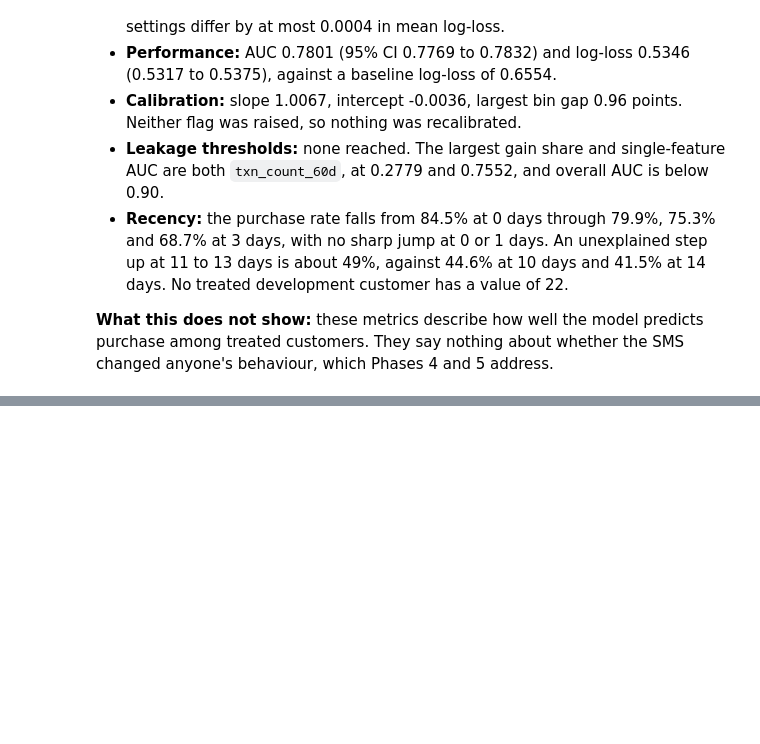
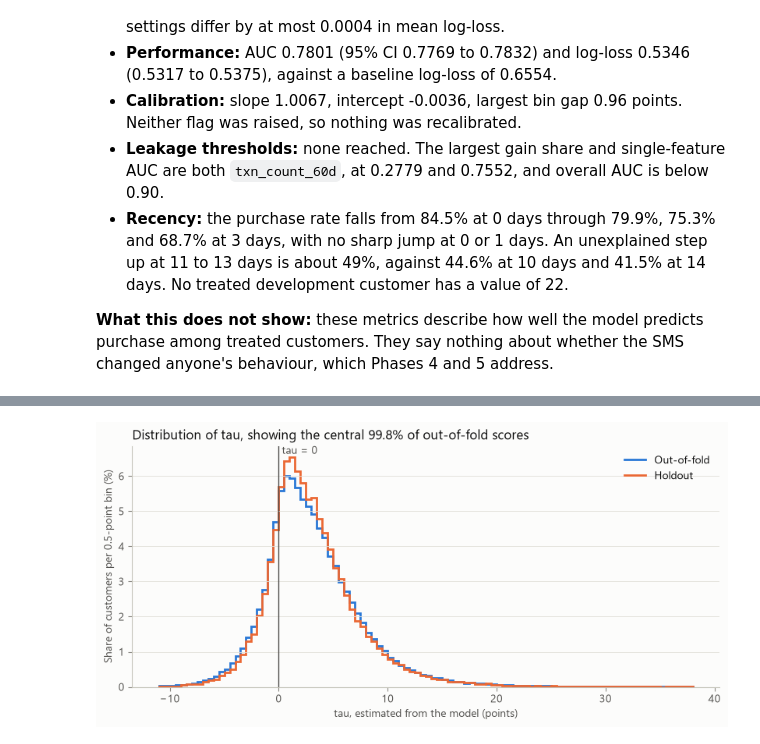
Before and after one commit to La-pinoz/Uplift_Analysis, a Jupyter notebook: notebooks/03_response_vs_uplift.ipynb, the cells around one changed output, grey strips where cells are left out. Drawn from its saved outputs; the diff is of its cells as text; code cells hidden in the pictures; blank space fills up the shorter version.

```diff
--- a/notebooks/03_response_vs_uplift.ipynb
+++ b/notebooks/03_response_vs_uplift.ipynb
@@ -709,0 +1074,12 @@ All values are **Measured** on out-of-fold predictions for the 79,985 treated de
+# %%
+m1_refit = new_model().fit(X_dev[treated], y_dev[treated])
+m0_refit = new_model().fit(X_dev[control], y_dev[control])
+
+m1_holdout = m1_refit.predict_proba(X_holdout)[:, 1]
+m0_holdout = m0_refit.predict_proba(X_holdout)[:, 1]
+assert m1_holdout.dtype == np.float32 and m0_holdout.dtype == np.float32
+
+tau_oof = m1_oof.astype(np.float64) - m0_oof.astype(np.float64)
+tau_holdout = m1_holdout.astype(np.float64) - m0_holdout.astype(np.float64)
+
+print(f"Mean tau: out-of-fold {tau_oof.mean() * 100:+.2f} points, holdout {tau_holdout.mean() * 100:+.2f} points")
@@ -709,0 +1218,18 @@ All values are **Measured** on out-of-fold predictions for the 79,985 treated de
+# %%
+bin_width = 0.5
+low, high = np.percentile(tau_oof * 100, [0.1, 99.9])
+edges = np.arange(np.floor(low / bin_width) * bin_width, np.ceil(high / bin_width) * bin_width + bin_width, bin_width)
+figure, axis = plt.subplots(figsize=(8, 3.8), layout="constrained")
+for tau, label, color in ((tau_oof, "Out-of-fold", BLUE), (tau_holdout, "Holdout", ORANGE)):
+    counts, _ = np.histogram(tau * 100, bins=edges)
+    axis.stairs(counts / len(tau) * 100, edges, color=color, linewidth=2, label=label)
+axis.axvline(0, color=INK_SECONDARY, linewidth=1)
+axis.text(0, axis.get_ylim()[1], " tau = 0", color=INK_SECONDARY, va="top")
+axis.set_xlabel("tau, estimated from the model (points)")
+axis.set_ylabel(f"Share of customers per {bin_width}-point bin (%)")
+axis.set_title("Distribution of tau, showing the central 99.8% of out-of-fold scores")
+axis.legend(loc="upper right")
+figure.savefig(FIGURES / "tau_distribution.png", dpi=160)
+plt.show()
+# %% [output]
+[figure, added]
```
Also changed, not shown: parts of 34 cells of this notebook, 16 other files.
